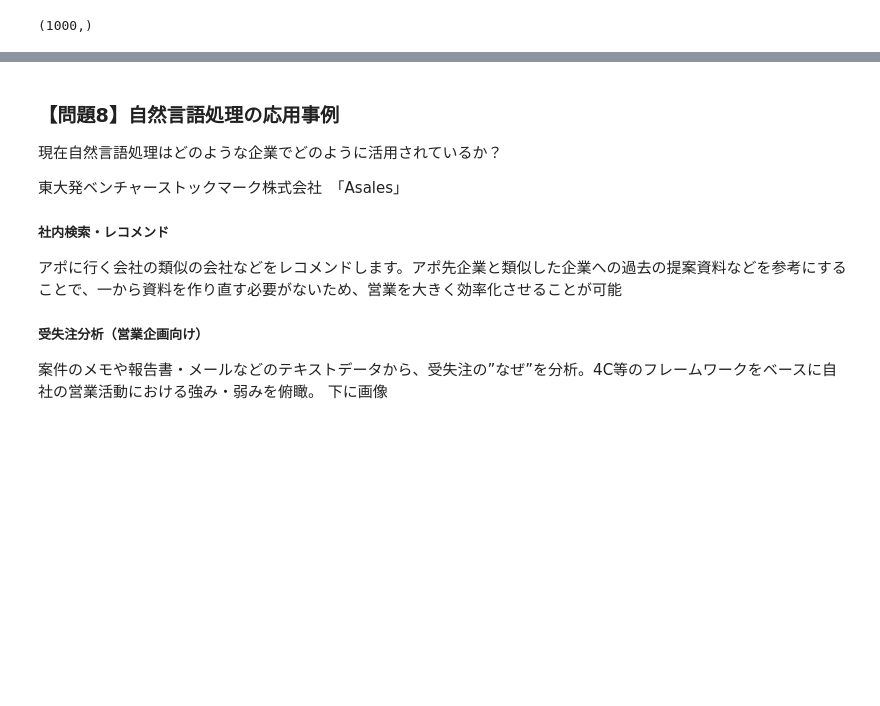
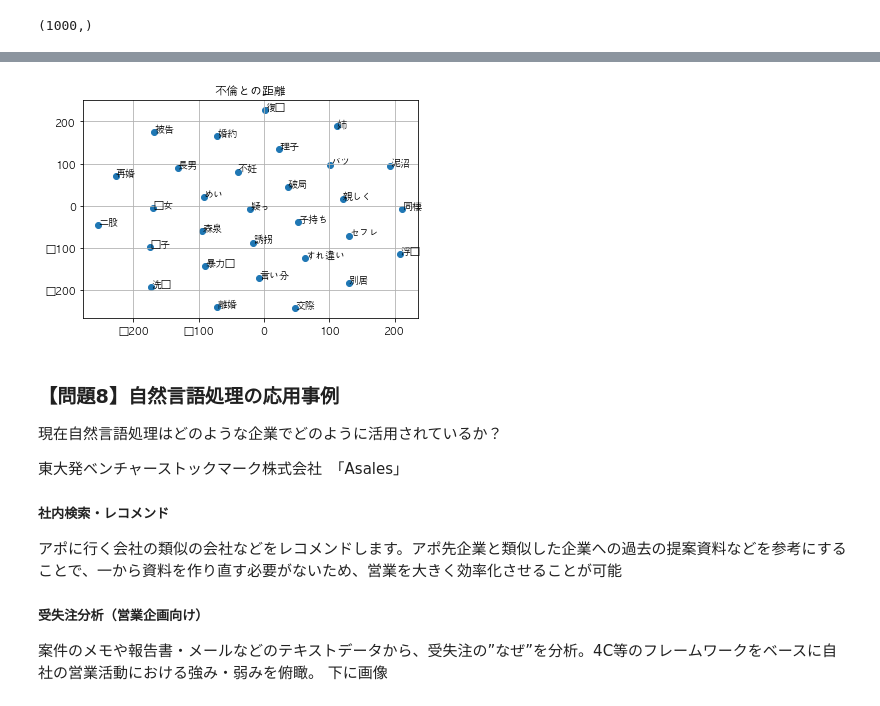
Before and after one commit to komiya-m/diveintocode-ml, a Jupyter notebook: sprint22/sprint22-nlp-intro.ipynb, the cells around one changed output, grey strips where cells are left out. Cells and saved outputs as stored; diff of their text form; code cells hidden in the pictures; blank space fills up the shorter version.

```diff
--- a/sprint22/sprint22-nlp-intro.ipynb
+++ b/sprint22/sprint22-nlp-intro.ipynb
@@ -655,2 +632,9 @@ model.wv["ドコモ"].shape
 # %% [output]
 (1000,)
+# %%
+mslist = model.most_similar("不倫",topn=30)
+# %%
+mslist = np.array(mslist)
+# %%
+from sklearn.manifold import TSNE
+X_reduced = TSNE(n_components=2, random_state=0).fit_transform(model.wv[mslist[:,0]])
@@ -657,3 +664,15 @@ model.wv["ドコモ"].shape
+# %%
+import matplotlib.pyplot as plt
+%matplotlib inline
+plt.rcParams['font.family'] = 'AppleGothic' #全体のフォントを設定
+fig,ax = plt.subplots()
+ax.scatter(X_reduced[:,0], X_reduced[:,1])
+plt.grid()
+plt.title("不倫との距離")
+for i,(x,y) in enumerate(zip(X_reduced[:,0],X_reduced[:,1])):
+    ax.annotate(mslist[i,0],(x,y))
+# %% [output]
+[figure, added]
 # %% [markdown]
 ### 【問題8】自然言語処理の応用事例
 現在自然言語処理はどのような企業でどのように活用されているか？
```
Also changed, not shown: parts of 4 cells of this notebook.
